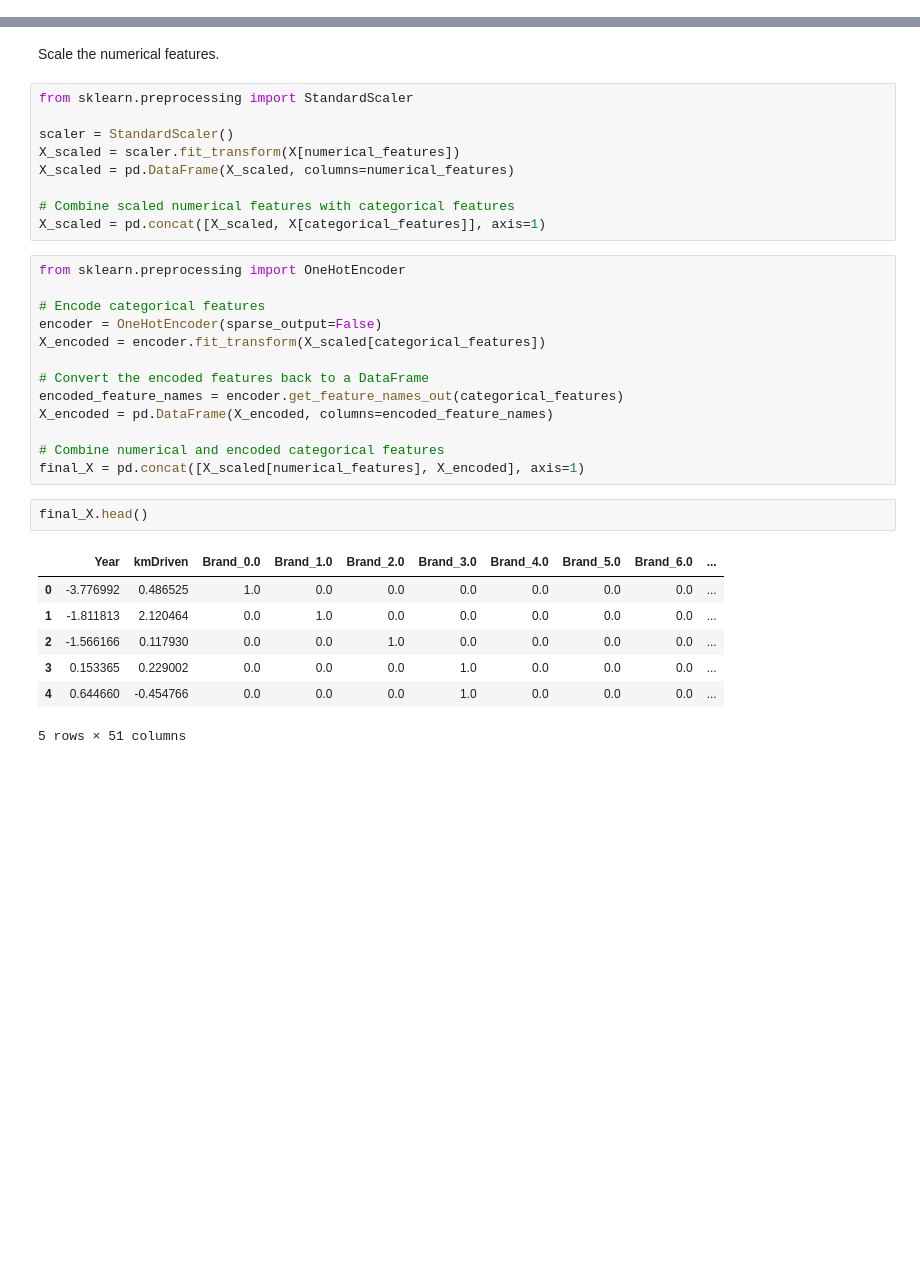
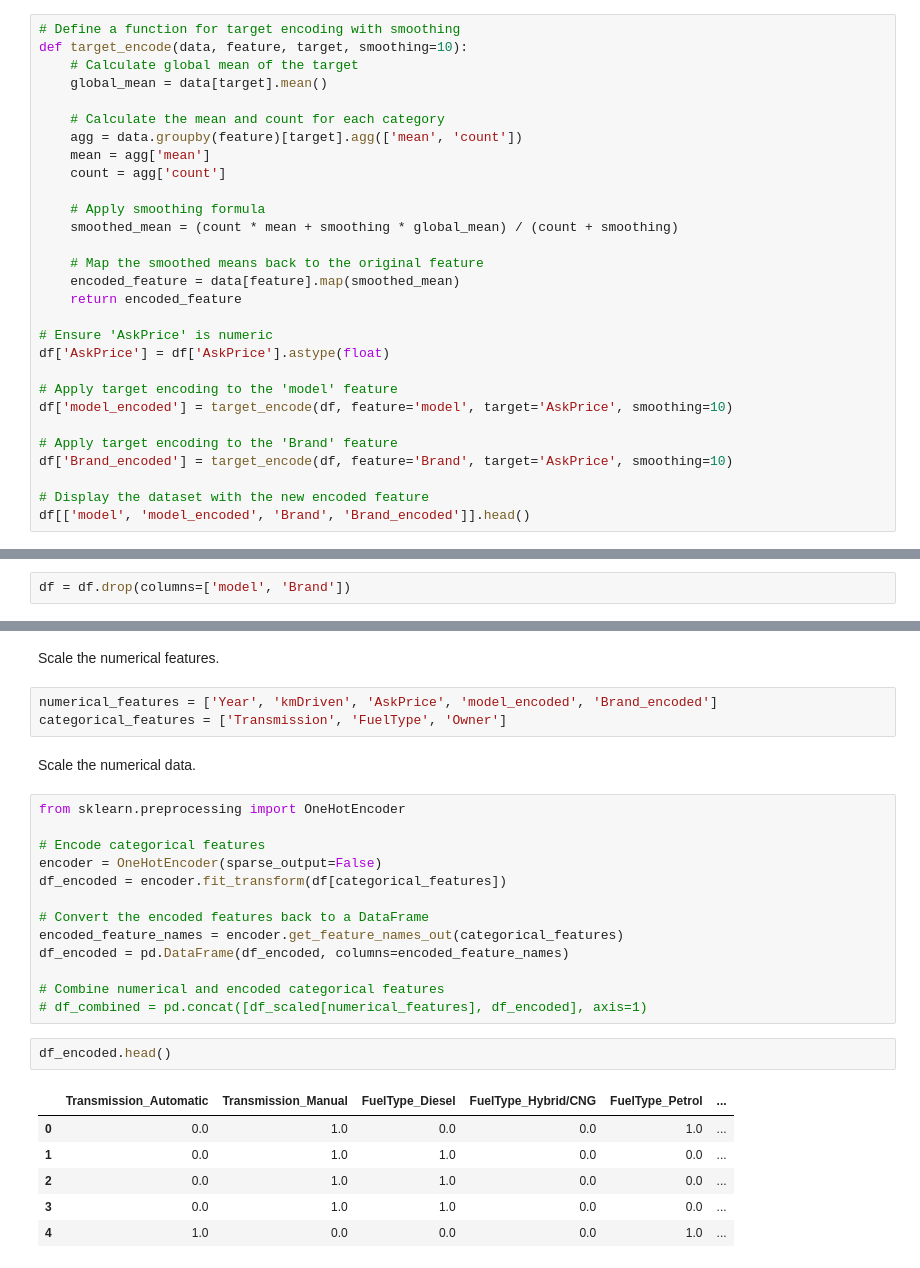
Before and after one commit to johnpospisil/used-car-values-in-india, a Jupyter notebook: used-car-values-in-india.ipynb, the cells around one changed output, grey strips where cells are left out. Saved outputs shown, nothing was run; the diff lists cells and outputs as text; blank space fills up the shorter version.

```diff
--- a/used-car-values-in-india.ipynb
+++ b/used-car-values-in-india.ipynb
@@ -469,0 +468,29 @@ other_features = ['model']
+# %%
+# Define a function for target encoding with smoothing
+def target_encode(data, feature, target, smoothing=10):
+    # Calculate global mean of the target
+    global_mean = data[target].mean()
+
+    # Calculate the mean and count for each category
+    agg = data.groupby(feature)[target].agg(['mean', 'count'])
+    mean = agg['mean']
+    count = agg['count']
+
+    # Apply smoothing formula
+    smoothed_mean = (count * mean + smoothing * global_mean) / (count + smoothing)
+
+    # Map the smoothed means back to the original feature
+    encoded_feature = data[feature].map(smoothed_mean)
+    return encoded_feature
+
+# Ensure 'AskPrice' is numeric
+df['AskPrice'] = df['AskPrice'].astype(float)
+
+# Apply target encoding to the 'model' feature
+df['model_encoded'] = target_encode(df, feature='model', target='AskPrice', smoothing=10)
+
+# Apply target encoding to the 'Brand' feature
+df['Brand_encoded'] = target_encode(df, feature='Brand', target='AskPrice', smoothing=10)
+
+# Display the dataset with the new encoded feature
+df[['model', 'model_encoded', 'Brand', 'Brand_encoded']].head()
@@ -469,0 +506,2 @@ other_features = ['model']
+# %%
+df = df.drop(columns=['model', 'Brand'])
@@ -470,34 +517,29 @@ other_features = ['model']
 # %% [markdown]
 Scale the numerical features.
-# %%
-from sklearn.preprocessing import StandardScaler
-
-scaler = StandardScaler()
-X_scaled = scaler.fit_transform(X[numerical_features])
-X_scaled = pd.DataFrame(X_scaled, columns=numerical_features)
-
-# Combine scaled numerical features with categorical features
-X_scaled = pd.concat([X_scaled, X[categorical_features]], axis=1)
+# %%
+numerical_features = ['Year', 'kmDriven', 'AskPrice', 'model_encoded', 'Brand_encoded']
+categorical_features = ['Transmission', 'FuelType', 'Owner']
+# %% [markdown]
+Scale the numerical data.
 # %%
 from sklearn.preprocessing import OneHotEncoder
 
 # Encode categorical features
 encoder = OneHotEncoder(sparse_output=False)
-X_encoded = encoder.fit_transform(X_scaled[categorical_features])
+df_encoded = encoder.fit_transform(df[categorical_features])
 
 # Convert the encoded features back to a DataFrame
 encoded_feature_names = encoder.get_feature_names_out(categorical_features)
-X_encoded = pd.DataFrame(X_encoded, columns=encoded_feature_names)
+df_encoded = pd.DataFrame(df_encoded, columns=encoded_feature_names)
 
 # Combine numerical and encoded categorical features
-final_X = pd.concat([X_scaled[numerical_features], X_encoded], axis=1)
+# df_combined = pd.concat([df_scaled[numerical_features], df_encoded], axis=1)
 # %%
-final_X.head()
+df_encoded.head()
 # %% [output]
-|  | Year | kmDriven | Brand_0.0 | Brand_1.0 | Brand_2.0 | Brand_3.0 | Brand_4.0 | Brand_5.0 | Brand_6.0 | ... |
-| 0 | -3.776992 | 0.486525 | 1.0 | 0.0 | 0.0 | 0.0 | 0.0 | 0.0 | 0.0 | ... |
-| 1 | -1.811813 | 2.120464 | 0.0 | 1.0 | 0.0 | 0.0 | 0.0 | 0.0 | 0.0 | ... |
-| 2 | -1.566166 | 0.117930 | 0.0 | 0.0 | 1.0 | 0.0 | 0.0 | 0.0 | 0.0 | ... |
-| 3 | 0.153365 | 0.229002 | 0.0 | 0.0 | 0.0 | 1.0 | 0.0 | 0.0 | 0.0 | ... |
-| 4 | 0.644660 | -0.454766 | 0.0 | 0.0 | 0.0 | 1.0 | 0.0 | 0.0 | 0.0 | ... |
+|  | Transmission_Automatic | Transmission_Manual | FuelType_Diesel | FuelType_Hybrid/CNG | FuelType_Petrol | ... |
+| 0 | 0.0 | 1.0 | 0.0 | 0.0 | 1.0 | ... |
+| 1 | 0.0 | 1.0 | 1.0 | 0.0 | 0.0 | ... |
+| 2 | 0.0 | 1.0 | 1.0 | 0.0 | 0.0 | ... |
+| 3 | 0.0 | 1.0 | 1.0 | 0.0 | 0.0 | ... |
+| 4 | 1.0 | 0.0 | 0.0 | 0.0 | 1.0 | ... |
-5 rows × 51 columns
```
Also changed, not shown: parts of 22 cells of this notebook.
